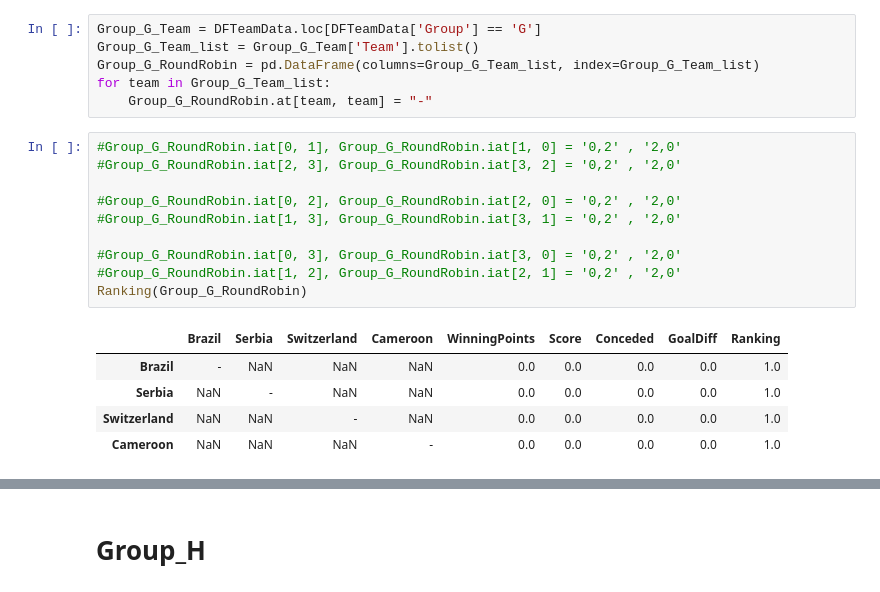
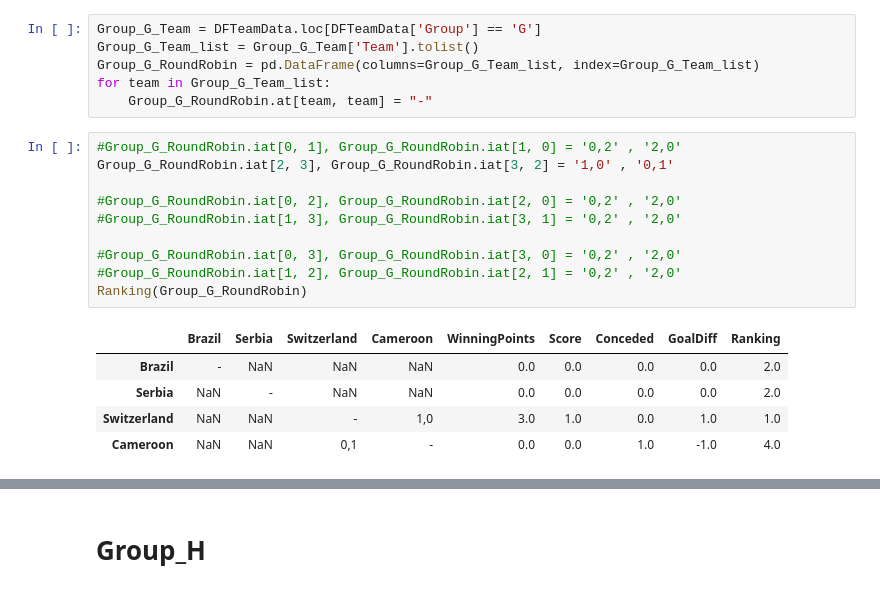
Before and after one commit to Jhosua-a/WCup2022, a Jupyter notebook: WCup2022_GroupLeage.ipynb, the cells around one changed output, grey strips where cells are left out. Drawn from its saved outputs; the diff is of its cells as text.

```diff
--- a/WCup2022_GroupLeage.ipynb
+++ b/WCup2022_GroupLeage.ipynb
@@ -423,20 +402,20 @@ for team in Group_G_Team_list:
     Group_G_RoundRobin.at[team, team] = "-"
 # %%
 #Group_G_RoundRobin.iat[0, 1], Group_G_RoundRobin.iat[1, 0] = '0,2' , '2,0'
-#Group_G_RoundRobin.iat[2, 3], Group_G_RoundRobin.iat[3, 2] = '0,2' , '2,0'
+Group_G_RoundRobin.iat[2, 3], Group_G_RoundRobin.iat[3, 2] = '1,0' , '0,1'
 
 #Group_G_RoundRobin.iat[0, 2], Group_G_RoundRobin.iat[2, 0] = '0,2' , '2,0'
 #Group_G_RoundRobin.iat[1, 3], Group_G_RoundRobin.iat[3, 1] = '0,2' , '2,0'
 
 #Group_G_RoundRobin.iat[0, 3], Group_G_RoundRobin.iat[3, 0] = '0,2' , '2,0'
 #Group_G_RoundRobin.iat[1, 2], Group_G_RoundRobin.iat[2, 1] = '0,2' , '2,0'
 Ranking(Group_G_RoundRobin)
 # %% [output]
 |  | Brazil | Serbia | Switzerland | Cameroon | WinningPoints | Score | Conceded | GoalDiff | Ranking |
-| Brazil | - | NaN | NaN | NaN | 0.0 | 0.0 | 0.0 | 0.0 | 1.0 |
-| Serbia | NaN | - | NaN | NaN | 0.0 | 0.0 | 0.0 | 0.0 | 1.0 |
-| Switzerland | NaN | NaN | - | NaN | 0.0 | 0.0 | 0.0 | 0.0 | 1.0 |
-| Cameroon | NaN | NaN | NaN | - | 0.0 | 0.0 | 0.0 | 0.0 | 1.0 |
+| Brazil | - | NaN | NaN | NaN | 0.0 | 0.0 | 0.0 | 0.0 | 2.0 |
+| Serbia | NaN | - | NaN | NaN | 0.0 | 0.0 | 0.0 | 0.0 | 2.0 |
+| Switzerland | NaN | NaN | - | 1,0 | 3.0 | 1.0 | 0.0 | 1.0 | 1.0 |
+| Cameroon | NaN | NaN | 0,1 | - | 0.0 | 0.0 | 1.0 | -1.0 | 4.0 |
 # %%
 Ranking_num_G, Ranking_probability_G = RankingProbability(Group_G_RoundRobin.copy())
 # %% [output]
```
Also changed, not shown: parts of 21 cells of this notebook, 1 other file.
